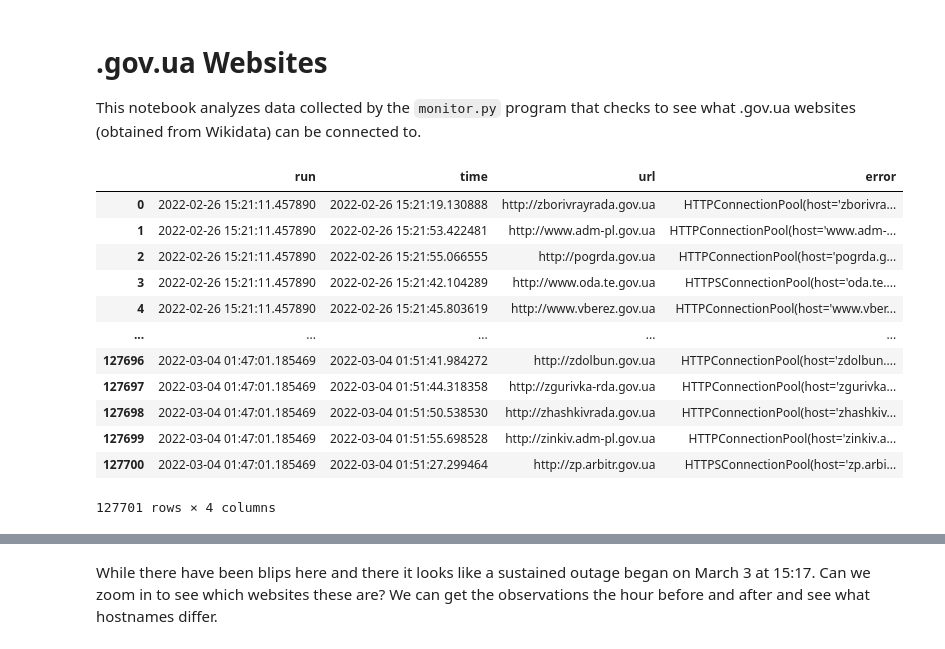
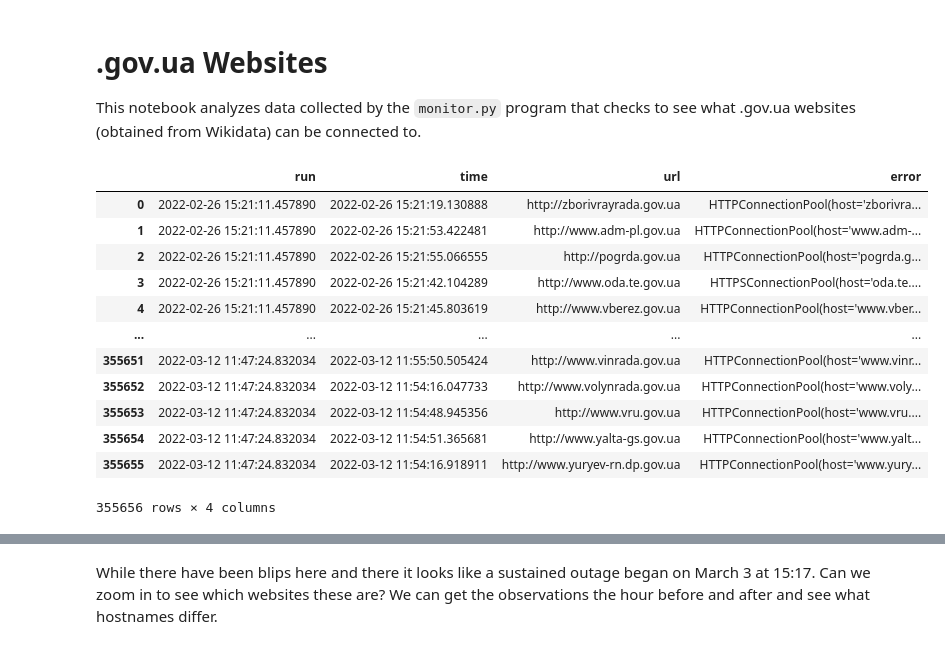
Before and after one commit to bmschmidt/gov-ua, a Jupyter notebook: Notebook.ipynb, the cells around one changed output, grey strips where cells are left out. Drawn from its saved outputs; the diff is of its cells as text; code cells hidden in the pictures.

```diff
--- a/Notebook.ipynb
+++ b/Notebook.ipynb
@@ -7,22 +7,22 @@ This notebook analyzes data collected by the `monitor.py` program that checks to
 # %%
 import pandas
 
-df = pandas.read_csv('https://raw.githubusercontent.com/edsu/gov-ua/main/data.csv', parse_dates=['run', 'time'])
+df = pandas.read_csv('https://raw.githubusercontent.com/edsu/gov-ua/main/data.csv.gz', parse_dates=['run', 'time'])
 df
 # %% [output]
 |  | run | time | url | error |
 | 0 | 2022-02-26 15:21:11.457890 | 2022-02-26 15:21:19.130888 | http://zborivrayrada.gov.ua | HTTPConnectionPool(host='zborivra... |
 | 1 | 2022-02-26 15:21:11.457890 | 2022-02-26 15:21:53.422481 | http://www.adm-pl.gov.ua | HTTPConnectionPool(host='www.adm-... |
 | 2 | 2022-02-26 15:21:11.457890 | 2022-02-26 15:21:55.066555 | http://pogrda.gov.ua | HTTPConnectionPool(host='pogrda.g... |
 | 3 | 2022-02-26 15:21:11.457890 | 2022-02-26 15:21:42.104289 | http://www.oda.te.gov.ua | HTTPSConnectionPool(host='oda.te.... |
 | 4 | 2022-02-26 15:21:11.457890 | 2022-02-26 15:21:45.803619 | http://www.vberez.gov.ua | HTTPConnectionPool(host='www.vber... |
 | ... | ... | ... | ... | ... |
-| 127696 | 2022-03-04 01:47:01.185469 | 2022-03-04 01:51:41.984272 | http://zdolbun.gov.ua | HTTPConnectionPool(host='zdolbun.... |
-| 127697 | 2022-03-04 01:47:01.185469 | 2022-03-04 01:51:44.318358 | http://zgurivka-rda.gov.ua | HTTPConnectionPool(host='zgurivka... |
-| 127698 | 2022-03-04 01:47:01.185469 | 2022-03-04 01:51:50.538530 | http://zhashkivrada.gov.ua | HTTPConnectionPool(host='zhashkiv... |
-| 127699 | 2022-03-04 01:47:01.185469 | 2022-03-04 01:51:55.698528 | http://zinkiv.adm-pl.gov.ua | HTTPConnectionPool(host='zinkiv.a... |
-| 127700 | 2022-03-04 01:47:01.185469 | 2022-03-04 01:51:27.299464 | http://zp.arbitr.gov.ua | HTTPSConnectionPool(host='zp.arbi... |
+| 355651 | 2022-03-12 11:47:24.832034 | 2022-03-12 11:55:50.505424 | http://www.vinrada.gov.ua | HTTPConnectionPool(host='www.vinr... |
+| 355652 | 2022-03-12 11:47:24.832034 | 2022-03-12 11:54:16.047733 | http://www.volynrada.gov.ua | HTTPConnectionPool(host='www.voly... |
+| 355653 | 2022-03-12 11:47:24.832034 | 2022-03-12 11:54:48.945356 | http://www.vru.gov.ua | HTTPConnectionPool(host='www.vru.... |
+| 355654 | 2022-03-12 11:47:24.832034 | 2022-03-12 11:54:51.365681 | http://www.yalta-gs.gov.ua | HTTPConnectionPool(host='www.yalt... |
+| 355655 | 2022-03-12 11:47:24.832034 | 2022-03-12 11:54:16.918911 | http://www.yuryev-rn.dp.gov.ua | HTTPConnectionPool(host='www.yury... |
-127701 rows × 4 columns
+355656 rows × 4 columns
 # %%
 counts = df.groupby('run').count()
 counts
```
Also changed, not shown: parts of 7 cells of this notebook.
